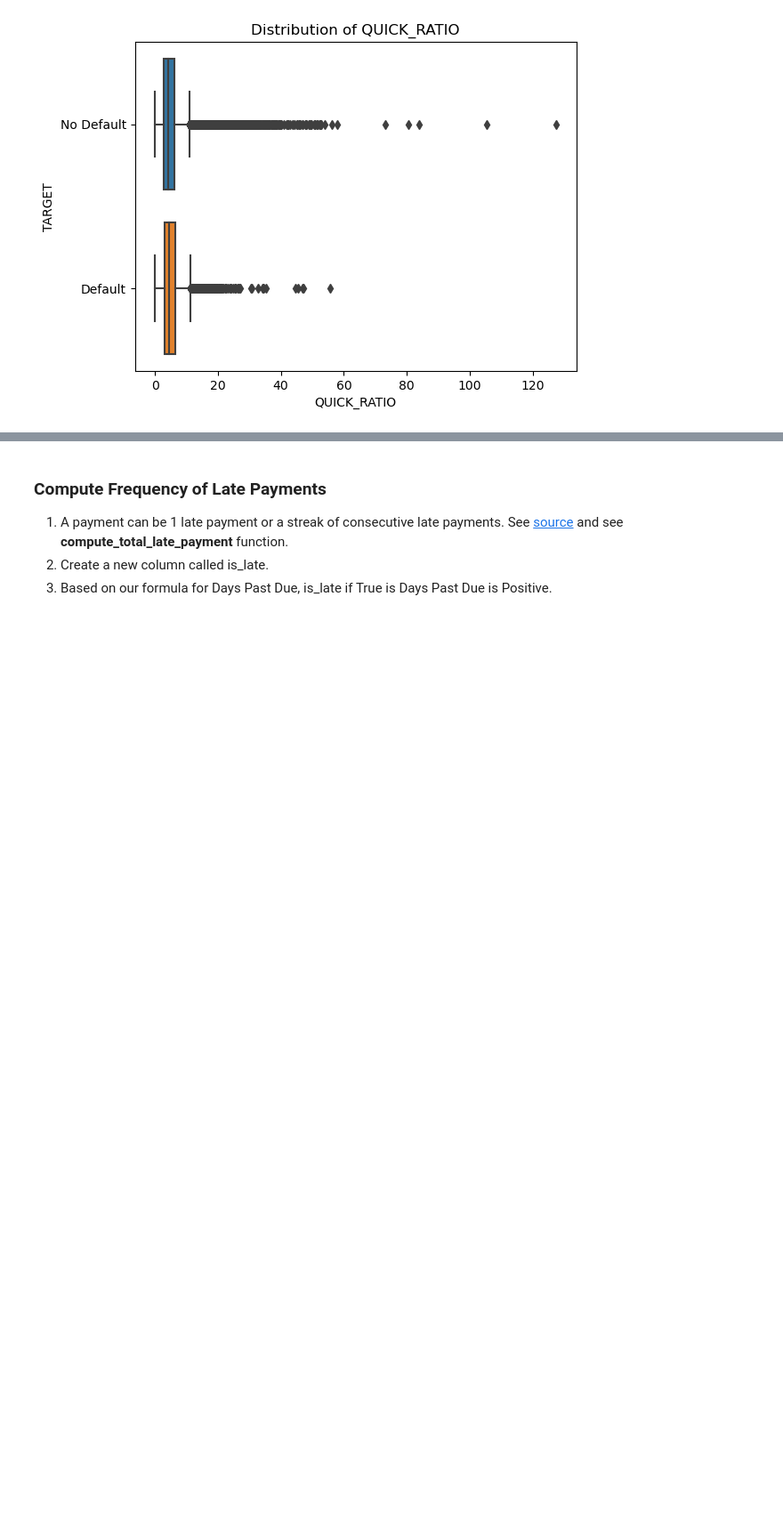
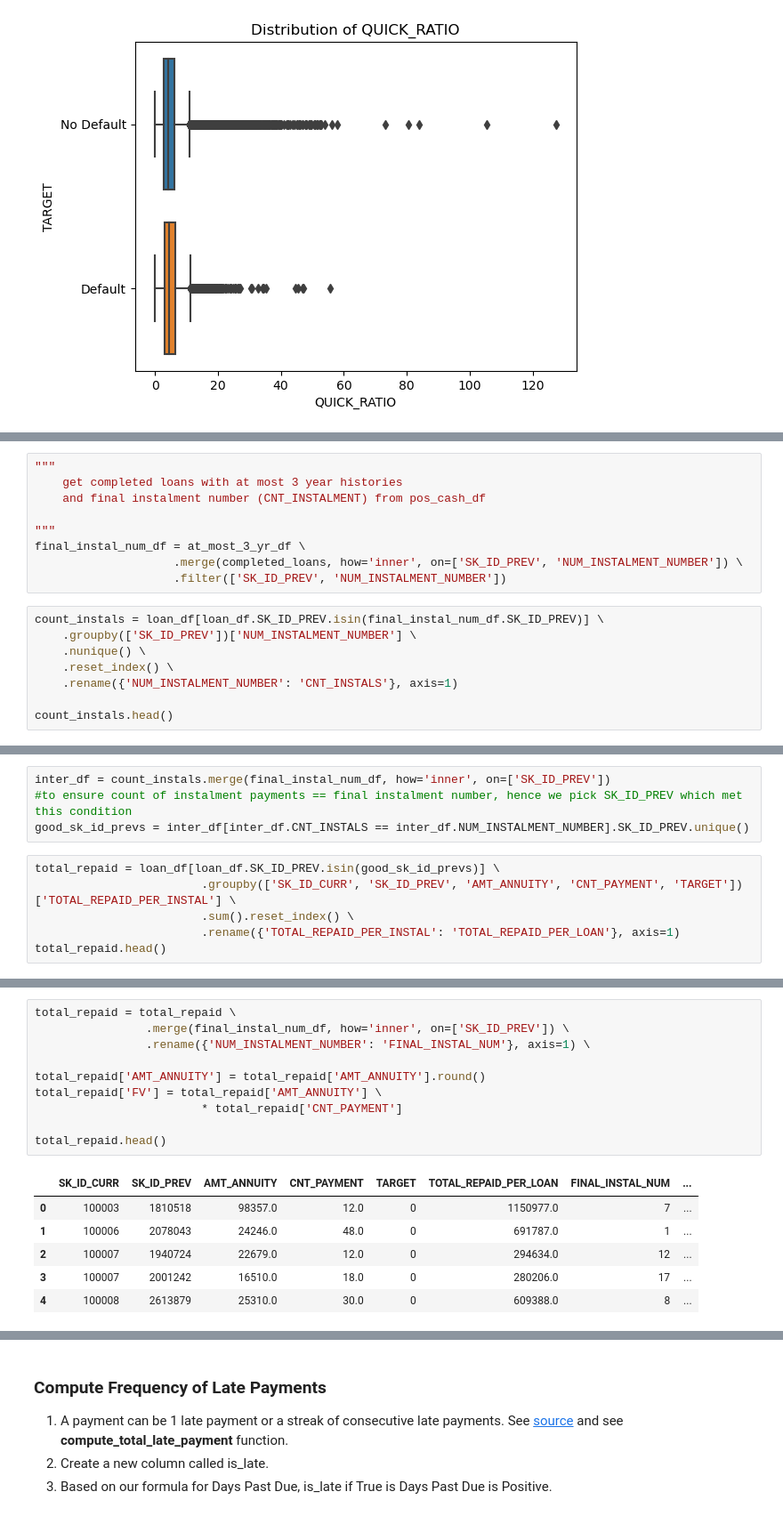
Before and after one commit to HoWeiChin/GA_Capstone, a Jupyter notebook: extracting-instalment-payment-features.ipynb, the cells around one changed output, grey strips where cells are left out. Shown: that part at 89% size. Saved outputs shown, nothing was run; the diff lists cells and outputs as text; blank space fills up the shorter version.

```diff
--- a/extracting-instalment-payment-features.ipynb
+++ b/extracting-instalment-payment-features.ipynb
@@ -517,0 +548,17 @@ print(interest_feature_df.shape)
+# %%
+"""
+    get completed loans with at most 3 year histories
+    and final instalment number (CNT_INSTALMENT) from pos_cash_df
+
+"""
+final_instal_num_df = at_most_3_yr_df \
+                    .merge(completed_loans, how='inner', on=['SK_ID_PREV', 'NUM_INSTALMENT_NUMBER']) \
+                    .filter(['SK_ID_PREV', 'NUM_INSTALMENT_NUMBER'])
+# %%
+count_instals = loan_df[loan_df.SK_ID_PREV.isin(final_instal_num_df.SK_ID_PREV)] \
+    .groupby(['SK_ID_PREV'])['NUM_INSTALMENT_NUMBER'] \
+    .nunique() \
+    .reset_index() \
+    .rename({'NUM_INSTALMENT_NUMBER': 'CNT_INSTALS'}, axis=1)
+
+count_instals.head()
@@ -517,0 +572,10 @@ print(interest_feature_df.shape)
+# %%
+inter_df = count_instals.merge(final_instal_num_df, how='inner', on=['SK_ID_PREV'])
+#to ensure count of instalment payments == final instalment number, hence we pick SK_ID_PREV which met this condition
+good_sk_id_prevs = inter_df[inter_df.CNT_INSTALS == inter_df.NUM_INSTALMENT_NUMBER].SK_ID_PREV.unique()
+# %%
+total_repaid = loan_df[loan_df.SK_ID_PREV.isin(good_sk_id_prevs)] \
+                        .groupby(['SK_ID_CURR', 'SK_ID_PREV', 'AMT_ANNUITY', 'CNT_PAYMENT', 'TARGET'])['TOTAL_REPAID_PER_INSTAL'] \
+                        .sum().reset_index() \
+                        .rename({'TOTAL_REPAID_PER_INSTAL': 'TOTAL_REPAID_PER_LOAN'}, axis=1)
+total_repaid.head()
@@ -517,0 +589,17 @@ print(interest_feature_df.shape)
+# %%
+total_repaid = total_repaid \
+                .merge(final_instal_num_df, how='inner', on=['SK_ID_PREV']) \
+                .rename({'NUM_INSTALMENT_NUMBER': 'FINAL_INSTAL_NUM'}, axis=1) \
+
+total_repaid['AMT_ANNUITY'] = total_repaid['AMT_ANNUITY'].round()
+total_repaid['FV'] = total_repaid['AMT_ANNUITY'] \
+                        * total_repaid['CNT_PAYMENT']
+
+total_repaid.head()
+# %% [output]
+|  | SK_ID_CURR | SK_ID_PREV | AMT_ANNUITY | CNT_PAYMENT | TARGET | TOTAL_REPAID_PER_LOAN | FINAL_INSTAL_NUM | ... |
+| 0 | 100003 | 1810518 | 98357.0 | 12.0 | 0 | 1150977.0 | 7 | ... |
+| 1 | 100006 | 2078043 | 24246.0 | 48.0 | 0 | 691787.0 | 1 | ... |
+| 2 | 100007 | 1940724 | 22679.0 | 12.0 | 0 | 294634.0 | 12 | ... |
+| 3 | 100007 | 2001242 | 16510.0 | 18.0 | 0 | 280206.0 | 17 | ... |
+| 4 | 100008 | 2613879 | 25310.0 | 30.0 | 0 | 609388.0 | 8 | ... |
```
Also changed, not shown: parts of 14 cells of this notebook.
